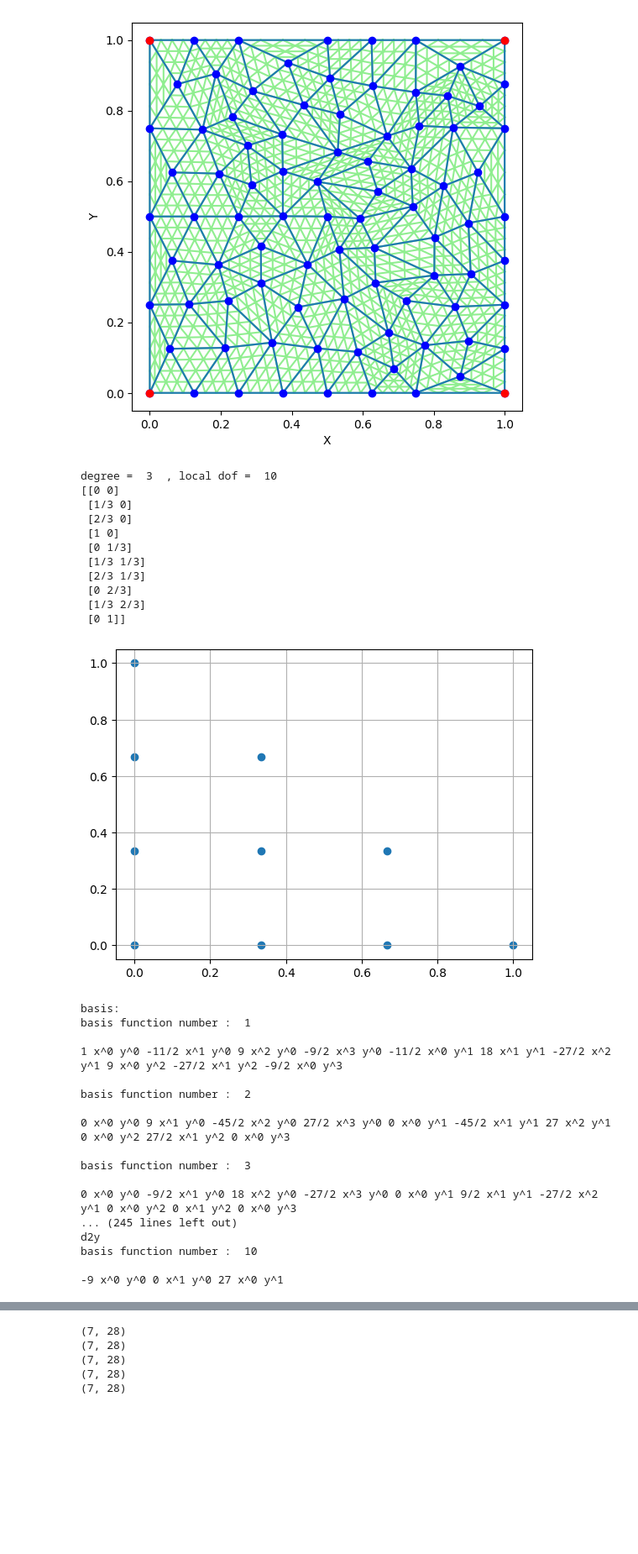
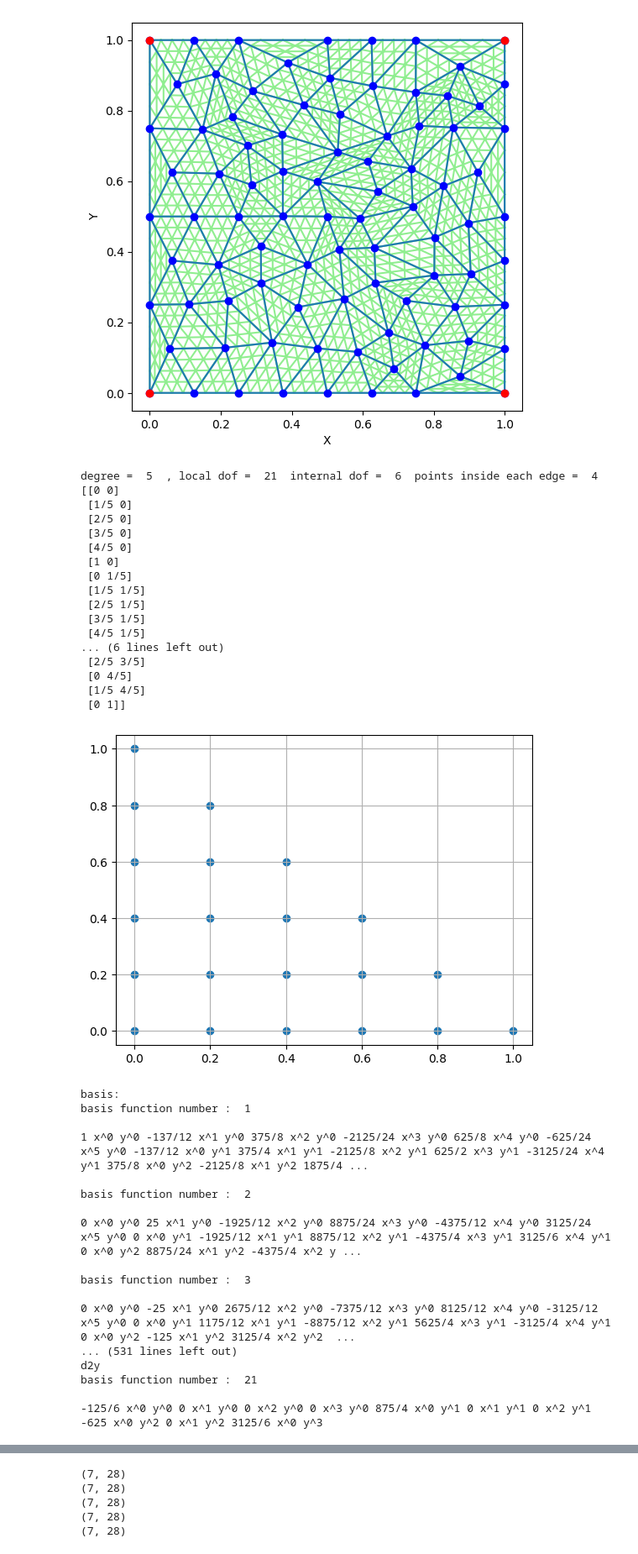
Before and after one commit to jar-evans/IVPINN, a Jupyter notebook: temp_mariano/interpolator_test.ipynb, the cells around one changed output, grey strips where cells are left out. Shown: that part at 84% size. Cells and saved outputs as stored; diff of their text form; code cells hidden in the pictures; blank space fills up the shorter version.

Commit message:
base ordered in the interpolator class with prints

```diff
--- a/temp_mariano/interpolator_test.ipynb
+++ b/temp_mariano/interpolator_test.ipynb
@@ -43,37 +43,43 @@ mymesh.plot_sub_mesh()
 # %% [output]
 [figure]
 # %%
-B=interpolator(3,True,False,points=None)
+B=interpolator(5,True,False,points=None)
 # %% [output]
-degree =  3  , local dof =  10
+degree =  5  , local dof =  21  internal dof =  6  points inside each edge =  4
 [[0 0]
- [1/3 0]
- [2/3 0]
+ [1/5 0]
+ [2/5 0]
+ [3/5 0]
+ [4/5 0]
  [1 0]
- [0 1/3]
- [1/3 1/3]
- [2/3 1/3]
- [0 2/3]
- [1/3 2/3]
+ [0 1/5]
+ [1/5 1/5]
+ [2/5 1/5]
+ [3/5 1/5]
+ [4/5 1/5]
+... (6 lines left out)
+ [2/5 3/5]
+ [0 4/5]
+ [1/5 4/5]
  [0 1]]
-[figure, old version]
+[figure, new version]
 basis:
 basis function number :  1
 
-1 x^0 y^0 -11/2 x^1 y^0 9 x^2 y^0 -9/2 x^3 y^0 -11/2 x^0 y^1 18 x^1 y^1 -27/2 x^2 y^1 9 x^0 y^2 -27/2 x^1 y^2 -9/2 x^0 y^3
+1 x^0 y^0 -137/12 x^1 y^0 375/8 x^2 y^0 -2125/24 x^3 y^0 625/8 x^4 y^0 -625/24 x^5 y^0 -137/12 x^0 y^1 375/4 x^1 y^1 -2125/8 x^2 y^1 625/2 x^3 y^1 -3125/24 x^4 y^1 375/8 x^0 y^2 -2125/8 x^1 y^2 1875/4 ...
 
 basis function number :  2
 
-0 x^0 y^0 9 x^1 y^0 -45/2 x^2 y^0 27/2 x^3 y^0 0 x^0 y^1 -45/2 x^1 y^1 27 x^2 y^1 0 x^0 y^2 27/2 x^1 y^2 0 x^0 y^3
+0 x^0 y^0 25 x^1 y^0 -1925/12 x^2 y^0 8875/24 x^3 y^0 -4375/12 x^4 y^0 3125/24 x^5 y^0 0 x^0 y^1 -1925/12 x^1 y^1 8875/12 x^2 y^1 -4375/4 x^3 y^1 3125/6 x^4 y^1 0 x^0 y^2 8875/24 x^1 y^2 -4375/4 x^2 y ...
 
 basis function number :  3
 
-0 x^0 y^0 -9/2 x^1 y^0 18 x^2 y^0 -27/2 x^3 y^0 0 x^0 y^1 9/2 x^1 y^1 -27/2 x^2 y^1 0 x^0 y^2 0 x^1 y^2 0 x^0 y^3
-... (245 lines left out)
+0 x^0 y^0 -25 x^1 y^0 2675/12 x^2 y^0 -7375/12 x^3 y^0 8125/12 x^4 y^0 -3125/12 x^5 y^0 0 x^0 y^1 1175/12 x^1 y^1 -8875/12 x^2 y^1 5625/4 x^3 y^1 -3125/4 x^4 y^1 0 x^0 y^2 -125 x^1 y^2 3125/4 x^2 y^2  ...
+... (531 lines left out)
 d2y
-basis function number :  10
+basis function number :  21
 
--9 x^0 y^0 0 x^1 y^0 27 x^0 y^1
+-125/6 x^0 y^0 0 x^1 y^0 0 x^2 y^0 0 x^3 y^0 875/4 x^0 y^1 0 x^1 y^1 0 x^2 y^1 -625 x^0 y^2 0 x^1 y^2 3125/6 x^0 y^3
 # %%
 
 print(B.nodes,B.Nodes)
```
Also changed, not shown: parts of 6 cells of this notebook, 1 other file.
